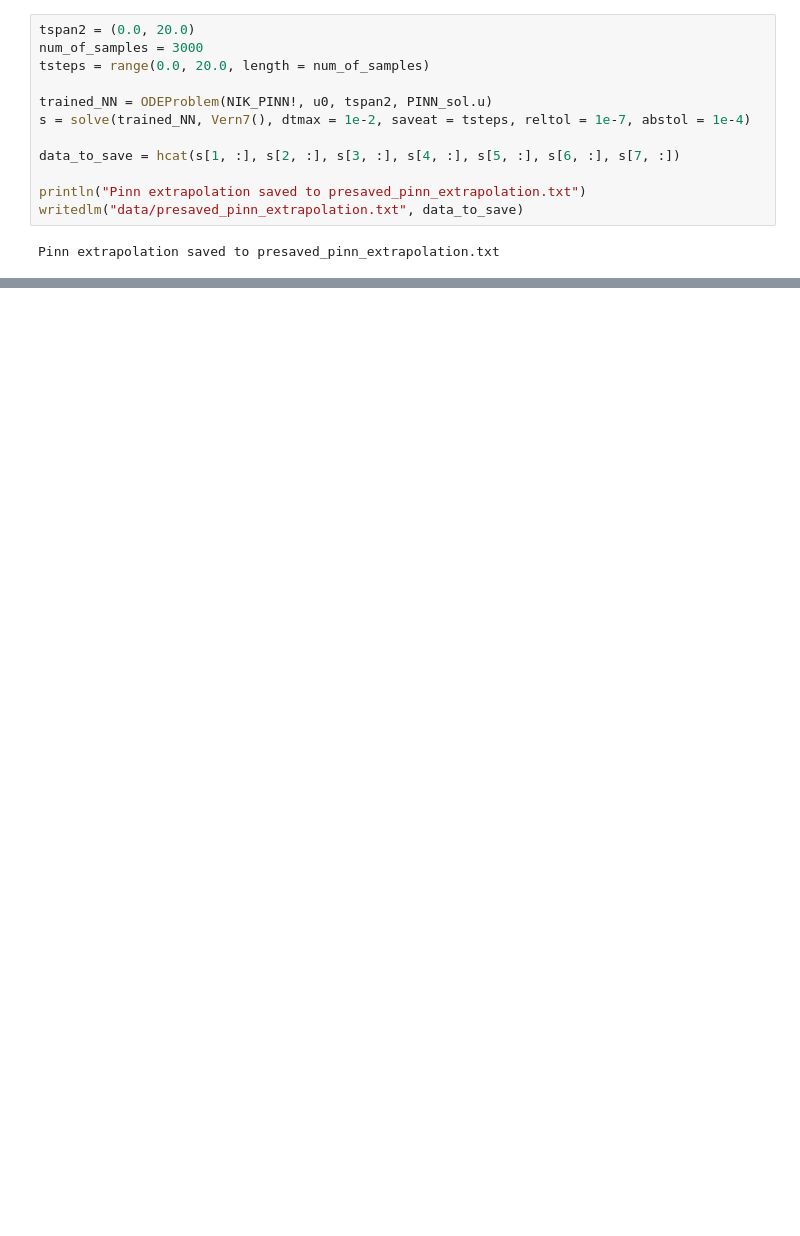
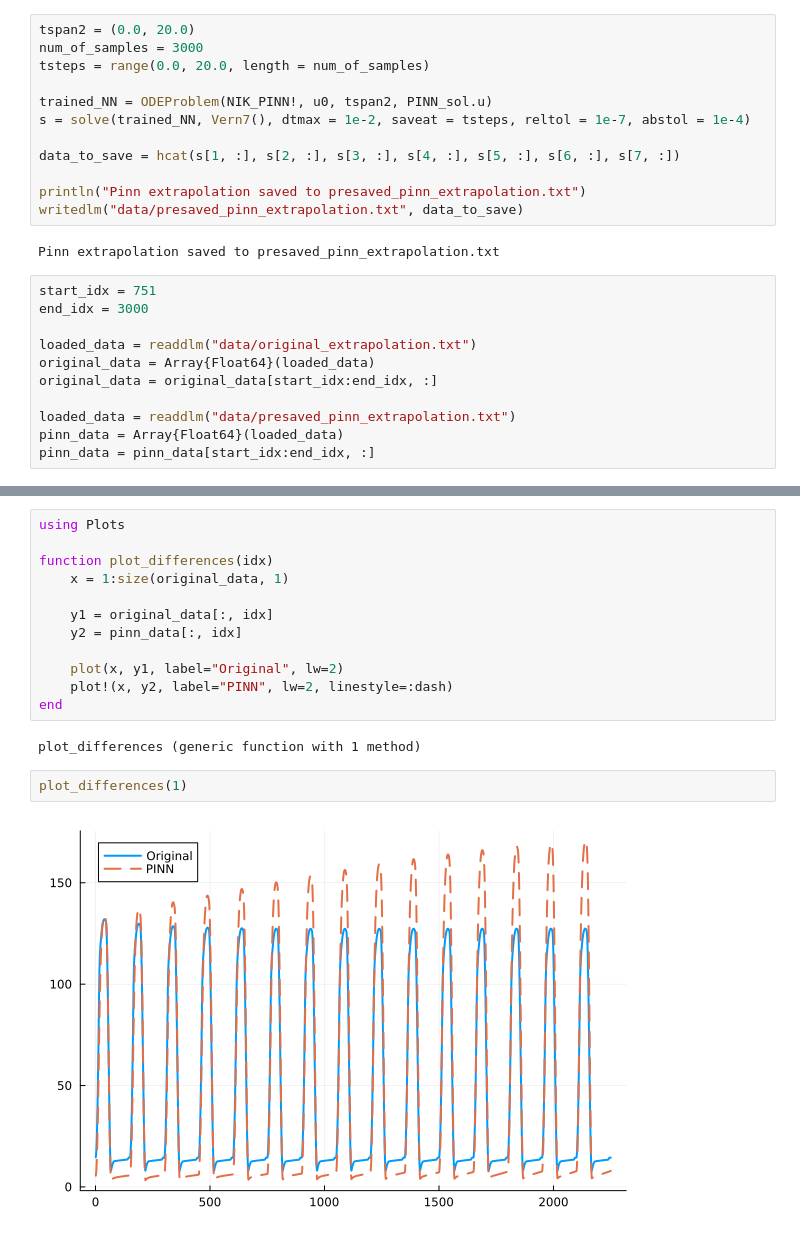
Before and after one commit to mdydek/PINNFuser.jl, a Jupyter notebook: src/prototype.ipynb, the cells around one changed output, grey strips where cells are left out. Cells and saved outputs as stored; diff of their text form; blank space fills up the shorter version.

```diff
--- a/src/prototype.ipynb
+++ b/src/prototype.ipynb
@@ -132,3 +145,14 @@ println("Pinn extrapolation saved to presaved_pinn_extrapolation.txt")
 writedlm("data/presaved_pinn_extrapolation.txt", data_to_save)
 # %% [output]
 Pinn extrapolation saved to presaved_pinn_extrapolation.txt
+# %%
+start_idx = 751
+end_idx = 3000
+
+loaded_data = readdlm("data/original_extrapolation.txt")
+original_data = Array{Float64}(loaded_data)
+original_data = original_data[start_idx:end_idx, :]
+
+loaded_data = readdlm("data/presaved_pinn_extrapolation.txt")
+pinn_data = Array{Float64}(loaded_data)
+pinn_data = pinn_data[start_idx:end_idx, :]
@@ -134,0 +177,18 @@ Pinn extrapolation saved to presaved_pinn_extrapolation.txt
+# %%
+using Plots
+
+function plot_differences(idx)
+    x = 1:size(original_data, 1)
+
+    y1 = original_data[:, idx]
+    y2 = pinn_data[:, idx]
+
+    plot(x, y1, label="Original", lw=2)
+    plot!(x, y2, label="PINN", lw=2, linestyle=:dash)
+end
+# %% [output]
+plot_differences (generic function with 1 method)
+# %%
+plot_differences(1)
+# %% [output]
+[figure, added]
```
Also changed, not shown: parts of 6 cells of this notebook.
